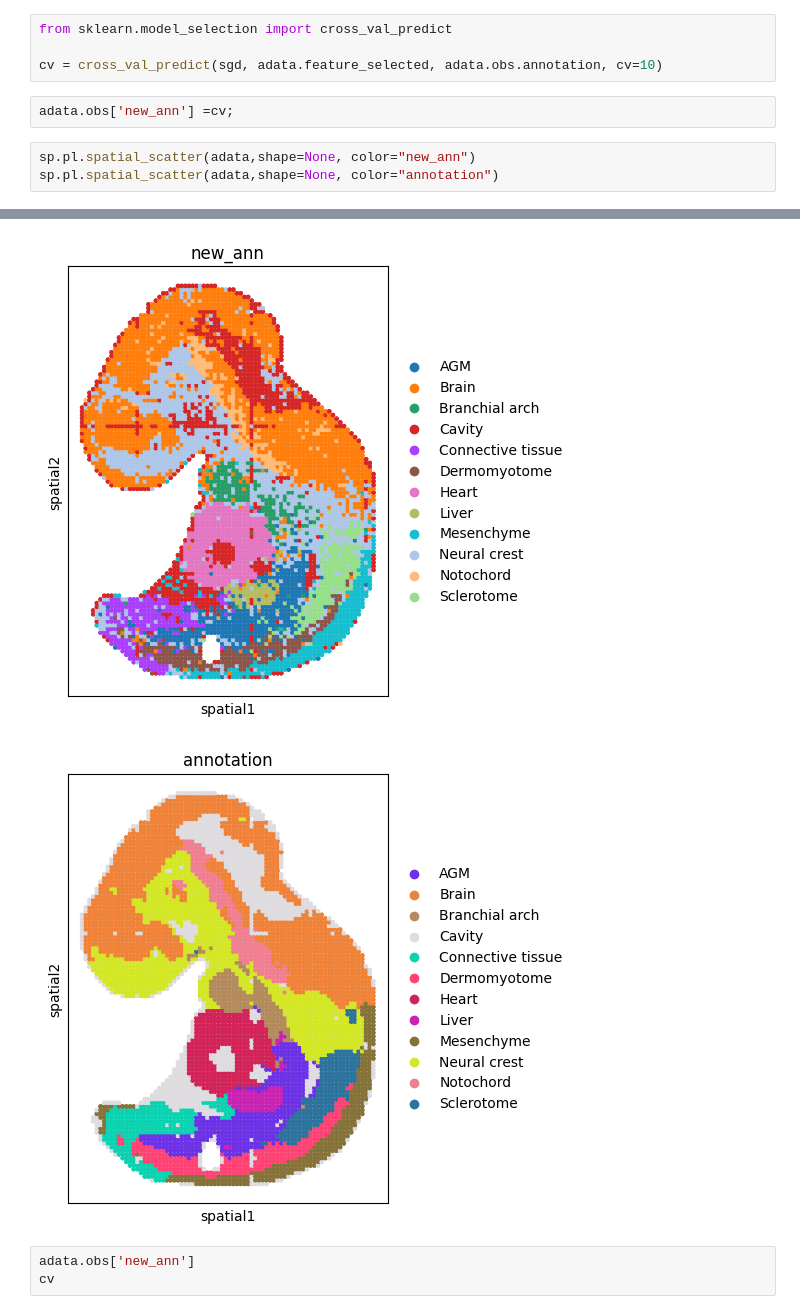
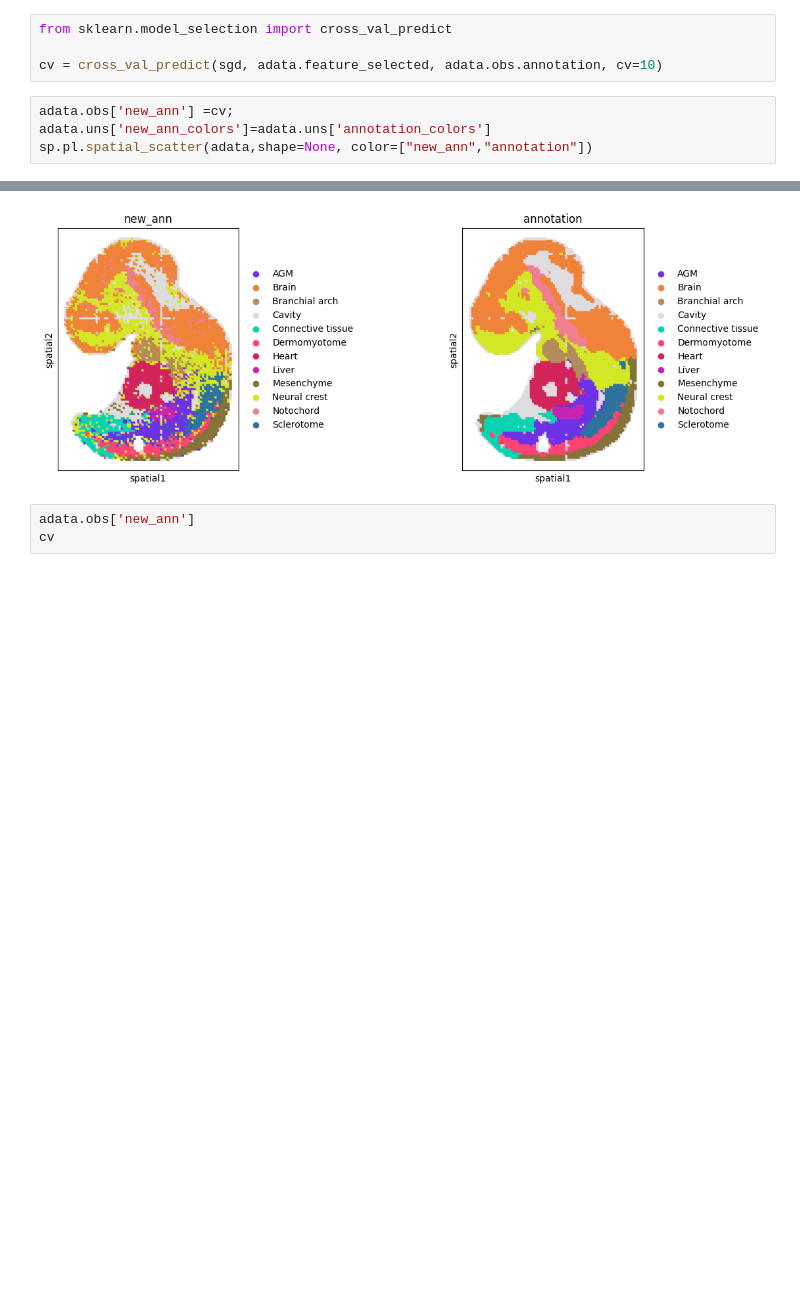
Before and after one commit to Aleks1706/gi2023_project, a Jupyter notebook: gi_projekat.ipynb, the cells around one changed output, grey strips where cells are left out. Drawn from its saved outputs; the diff is of its cells as text; blank space fills up the shorter version.

Commit message:
updated view of graphs

```diff
--- a/gi_projekat.ipynb
+++ b/gi_projekat.ipynb
@@ -86,10 +86,9 @@ sgd = SGDClassifier()
 from sklearn.model_selection import cross_val_predict
 
 cv = cross_val_predict(sgd, adata.feature_selected, adata.obs.annotation, cv=10)
-# %%
-adata.obs['new_ann'] =cv;
 # %%
-sp.pl.spatial_scatter(adata,shape=None, color="new_ann")
-sp.pl.spatial_scatter(adata,shape=None, color="annotation")
+adata.obs['new_ann'] =cv;
+adata.uns['new_ann_colors']=adata.uns['annotation_colors']
+sp.pl.spatial_scatter(adata,shape=None, color=["new_ann","annotation"])
 # %% [output]
 WARNING: Please specify a valid `library_id` or set it permanently in `adata.uns['spatial']`
@@ -97,5 +95,4 @@ WARNING: Please specify a valid `library_id` or set it permanently in `adata.uns
-[figure, old version]
+[figure, new version]
-[figure, removed]
 # %%
 adata.obs['new_ann']
 cv
```
Also changed, not shown: parts of 3 cells of this notebook.
